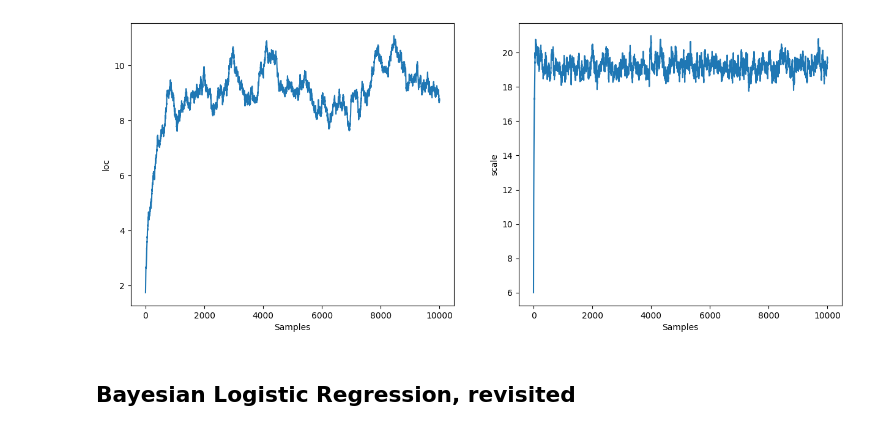
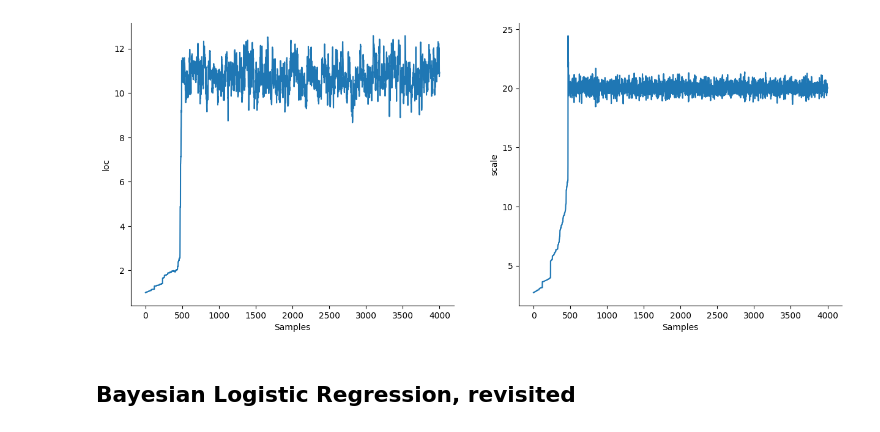
Before and after one commit to USCbiostats/PM520, a Jupyter notebook: Lab_11_MCMC_BlackJAX.ipynb, the cells around one changed output. Saved outputs shown, nothing was run; the diff lists cells and outputs as text; code cells hidden in the pictures.

```diff
--- a/Lab_11_MCMC_BlackJAX.ipynb
+++ b/Lab_11_MCMC_BlackJAX.ipynb
@@ -97,21 +90,22 @@ Successfully installed blackjax-1.2.5 jaxopt-0.8.3
 # %%
 # warm up
 import matplotlib.pyplot as plt
-import numpy as np
 
 import jax
 import jax.numpy as jnp
+import jax.random as rdm
 import jax.scipy.stats as stats
 
 import blackjax
 
 
-seed = 0
-rng_key = jax.random.key(seed)
+seed = 10
+rng_key = rdm.PRNGKey(seed)
 
 # true values that generate our observations
+rng_key, o_key = rdm.split(rng_key)
 loc, scale = 10, 20
-observed = np.random.normal(loc, scale, size=1_000)
+observed = loc + scale * rdm.normal(o_key, shape=(1_000,))
 
 
 # set up our density function
@@ -127,48 +121,50 @@ def logdensity(x):
 
 
 # kernel params
-inv_mass_matrix = np.array([0.5, 0.01])
+inv_mass_matrix = jnp.array([0.5, 0.01])
 num_integration_steps = 60
 step_size = 1e-3
 
 # set up our kernel
 hmc = blackjax.hmc(logdensity, step_size, inv_mass_matrix, num_integration_steps)
+nuts = blackjax.nuts(logdensity, step_size, inv_mass_matrix)
 
 # sample from posterior
-rng_key, sample_key = jax.random.split(rng_key)
+rng_key, sample_key = rdm.split(rng_key)
 
 initial_position = {"loc": 1.0, "log_scale": 1.0}
-initial_state = hmc.init(initial_position)
+initial_state = nuts.init(initial_position)
 hmc_kernel = jax.jit(hmc.step)
+nuts_kernel = jax.jit(nuts.step)
 
 
 def inference_loop(rng_key, kernel, initial_state, num_samples):
     @jax.jit
     def one_step(state, rng_key):
         state, _ = kernel(rng_key, state)
         return state, state
 
     keys = jax.random.split(rng_key, num_samples)
     _, states = jax.lax.scan(one_step, initial_state, keys)
 
     return states
 
-states = inference_loop(sample_key, hmc_kernel, initial_state, 10_000)
+states = inference_loop(sample_key, nuts_kernel, initial_state, 4_000)
 
 mcmc_samples = states.position
 mcmc_samples["scale"] = jnp.exp(mcmc_samples["log_scale"]).block_until_ready()
 
 # visualize results
 fig, (ax, ax1) = plt.subplots(ncols=2, figsize=(15, 6))
 ax.plot(mcmc_samples["loc"])
 ax.set_xlabel("Samples")
 ax.set_ylabel("loc")
 
 ax1.plot(mcmc_samples["scale"])
 ax1.set_xlabel("Samples")
 ax1.set_ylabel("scale");
 # %% [output]
-[figure, old version]
+[figure, new version]
 # %% [markdown]
 ## Bayesian Logistic Regression, revisited
 # %%
```
Also changed, not shown: parts of 2 cells of this notebook.
